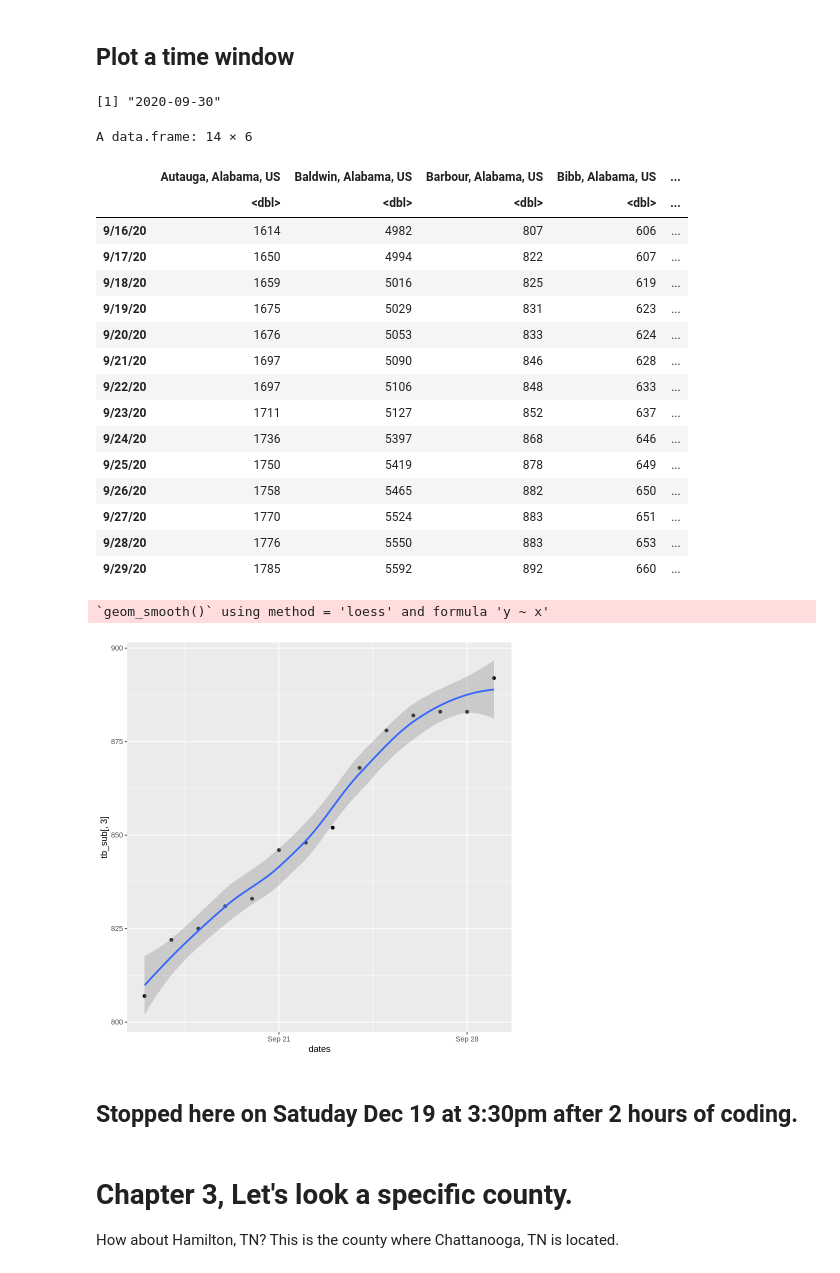
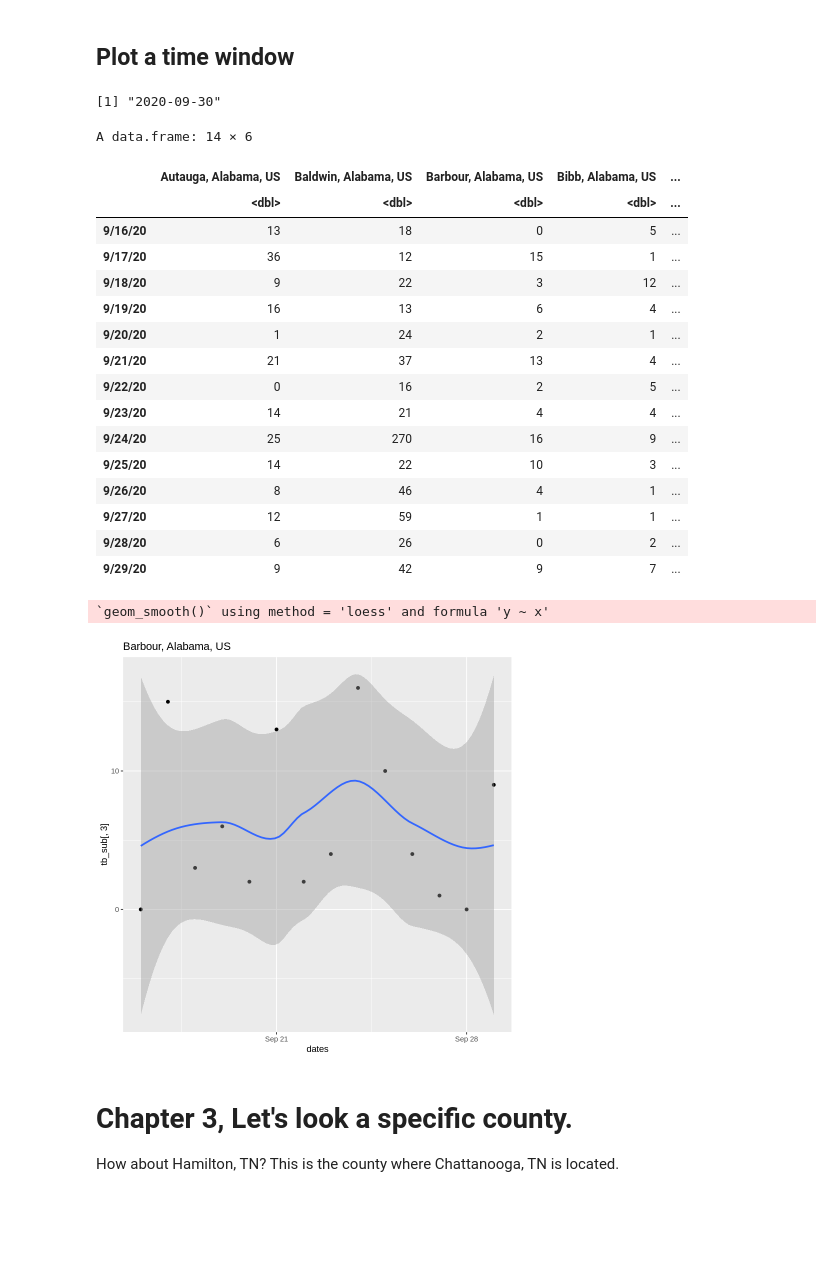
Before and after one commit to hongqin/R_COVID19_student_bootcamp2022June, a Jupyter notebook: R_coding_bootcamp_2022June.ipynb, the cells around one changed output. Drawn from its saved outputs; the diff is of its cells as text; code cells hidden in the pictures; blank space fills up the shorter version.

```diff
--- a/R_coding_bootcamp_2022June.ipynb
+++ b/R_coding_bootcamp_2022June.ipynb
@@ -740,7 +617,7 @@ start = mdy("9/16/20")
 start + ddays(14)
 
 tb_sub <-
- tb1 %>% dplyr::filter( dates >= start, dates <  start + ddays(14)) %>% dplyr::select( c(1:5), dates)
+ tb %>% dplyr::filter( dates >= start, dates <  start + ddays(14)) %>% dplyr::select( c(1:5), dates)
 
 tb_sub
 # %% [output]
@@ -748,27 +625,25 @@ tb_sub
 A data.frame: 14 × 6
 |  | Autauga, Alabama, US | Baldwin, Alabama, US | Barbour, Alabama, US | Bibb, Alabama, US | ... |
 |  | <dbl> | <dbl> | <dbl> | <dbl> | ... |
-| 9/16/20 | 1614 | 4982 | 807 | 606 | ... |
-| 9/17/20 | 1650 | 4994 | 822 | 607 | ... |
-| 9/18/20 | 1659 | 5016 | 825 | 619 | ... |
-| 9/19/20 | 1675 | 5029 | 831 | 623 | ... |
-| 9/20/20 | 1676 | 5053 | 833 | 624 | ... |
-| 9/21/20 | 1697 | 5090 | 846 | 628 | ... |
-| 9/22/20 | 1697 | 5106 | 848 | 633 | ... |
-| 9/23/20 | 1711 | 5127 | 852 | 637 | ... |
-| 9/24/20 | 1736 | 5397 | 868 | 646 | ... |
-| 9/25/20 | 1750 | 5419 | 878 | 649 | ... |
-| 9/26/20 | 1758 | 5465 | 882 | 650 | ... |
-| 9/27/20 | 1770 | 5524 | 883 | 651 | ... |
-| 9/28/20 | 1776 | 5550 | 883 | 653 | ... |
-| 9/29/20 | 1785 | 5592 | 892 | 660 | ... |
+| 9/16/20 | 13 | 18 | 0 | 5 | ... |
+| 9/17/20 | 36 | 12 | 15 | 1 | ... |
+| 9/18/20 | 9 | 22 | 3 | 12 | ... |
+| 9/19/20 | 16 | 13 | 6 | 4 | ... |
+| 9/20/20 | 1 | 24 | 2 | 1 | ... |
+| 9/21/20 | 21 | 37 | 13 | 4 | ... |
+| 9/22/20 | 0 | 16 | 2 | 5 | ... |
+| 9/23/20 | 14 | 21 | 4 | 4 | ... |
+| 9/24/20 | 25 | 270 | 16 | 9 | ... |
+| 9/25/20 | 14 | 22 | 10 | 3 | ... |
+| 9/26/20 | 8 | 46 | 4 | 1 | ... |
+| 9/27/20 | 12 | 59 | 1 | 1 | ... |
+| 9/28/20 | 6 | 26 | 0 | 2 | ... |
+| 9/29/20 | 9 | 42 | 9 | 7 | ... |
 # %%
-ggplot(tb_sub, aes( x = dates, y=tb_sub[,3])) + geom_point() + geom_smooth()
+ggplot(tb_sub, aes( x = dates, y=tb_sub[,3])) + geom_point() + geom_smooth() + ggtitle(names(tb_sub[3]))
 # %% [output]
 `geom_smooth()` using method = 'loess' and formula 'y ~ x'
-[figure, old version]
+[figure, new version]
-# %% [markdown]
-## Stopped here on Satuday Dec 19 at 3:30pm after 2 hours of coding.
 # %% [markdown]
 # Chapter 3, Let's look a specific county.
 How about Hamilton, TN? This is the county where Chattanooga, TN is located.
```
Also changed, not shown: parts of 50 cells of this notebook.
